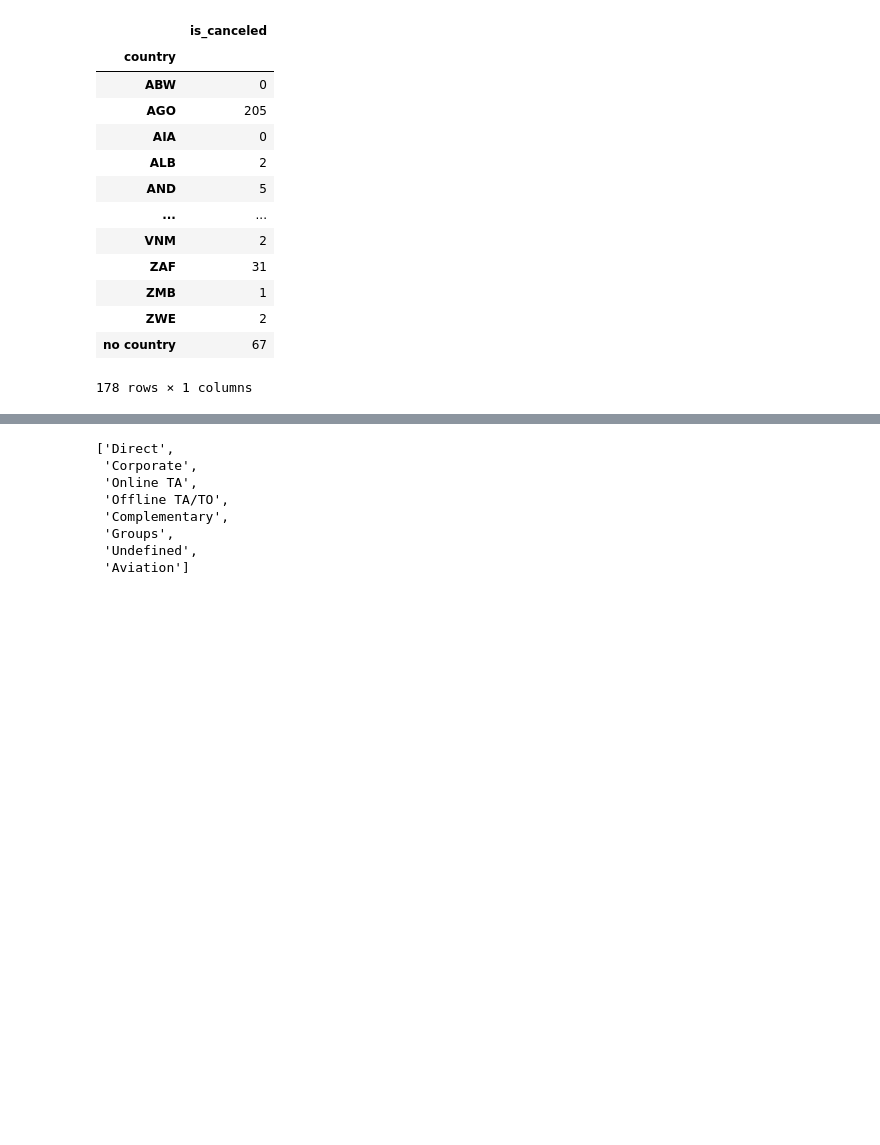
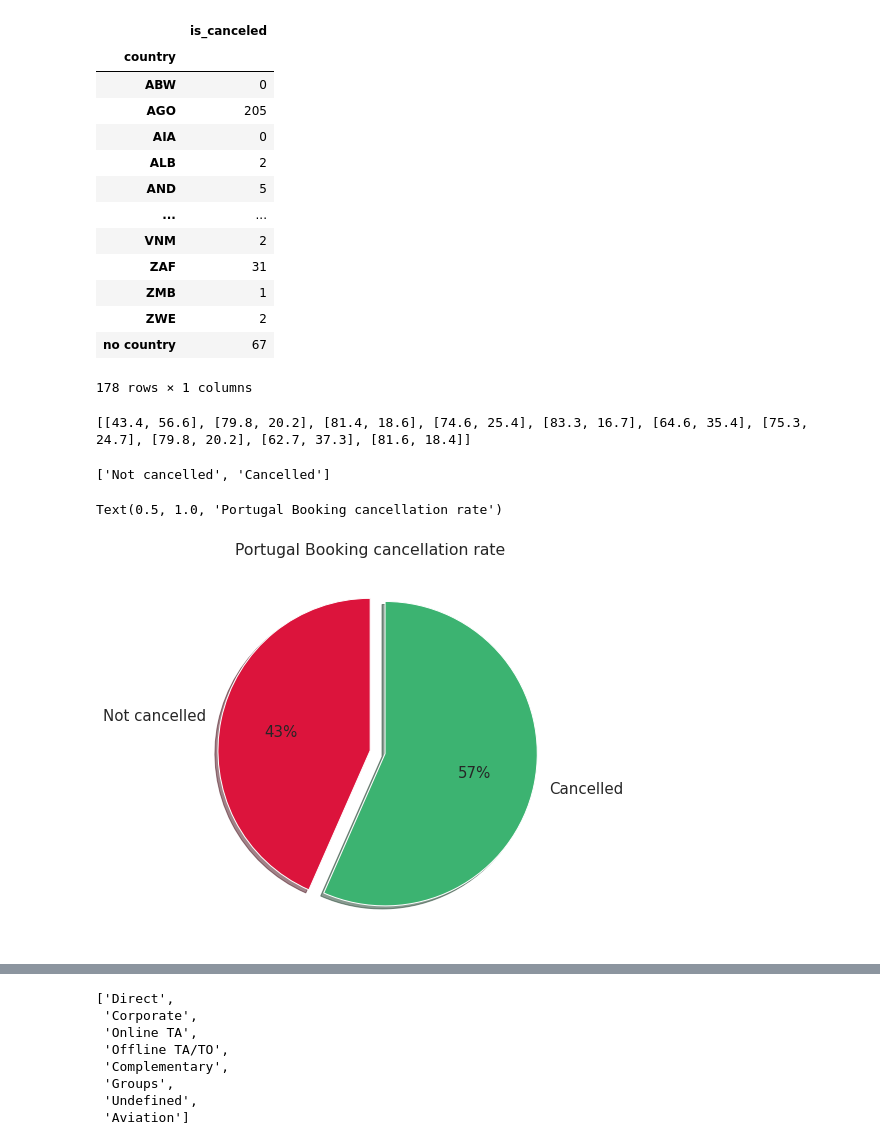
Before and after one commit to SethupathyM/EDA---Capstone-Project, a Jupyter notebook: Hotel_Booking_Capstone_Project.ipynb, the cells around one changed output, grey strips where cells are left out. Drawn from its saved outputs; the diff is of its cells as text; code cells hidden in the pictures; blank space fills up the shorter version.

```diff
--- a/Hotel_Booking_Capstone_Project.ipynb
+++ b/Hotel_Booking_Capstone_Project.ipynb
@@ -686,4 +687,17 @@ for country in country_list:
   # print(country,'cancelled:',cancelled_percent)
   # print(country,'not_cancelled:',notcancelled_percent)
 
-  can_count.append([cancelled_percent,notcancelled_percent])
+  can_count.append([notcancelled_percent,cancelled_percent])
+print(can_count)
+z
+# %% [output]
+[[43.4, 56.6], [79.8, 20.2], [81.4, 18.6], [74.6, 25.4], [83.3, 16.7], [64.6, 35.4], [75.3, 24.7], [79.8, 20.2], [62.7, 37.3], [81.6, 18.4]]
+['Not cancelled', 'Cancelled']
+# %%
+# #first row, first column
+# ax1 = plt.subplot2grid((5,2),(0,0))
+plt.pie(can_count[0],labels=z,explode = [0,0.1],colors=['crimson','mediumseagreen'],radius=1,startangle=90,textprops={'fontsize': 15}, autopct='%0.0f%%',shadow = True)
+plt.title('Portugal Booking cancellation rate')
+# %% [output]
+Text(0.5, 1.0, 'Portugal Booking cancellation rate')
+[figure, added]
```
Also changed, not shown: parts of 17 cells of this notebook.
